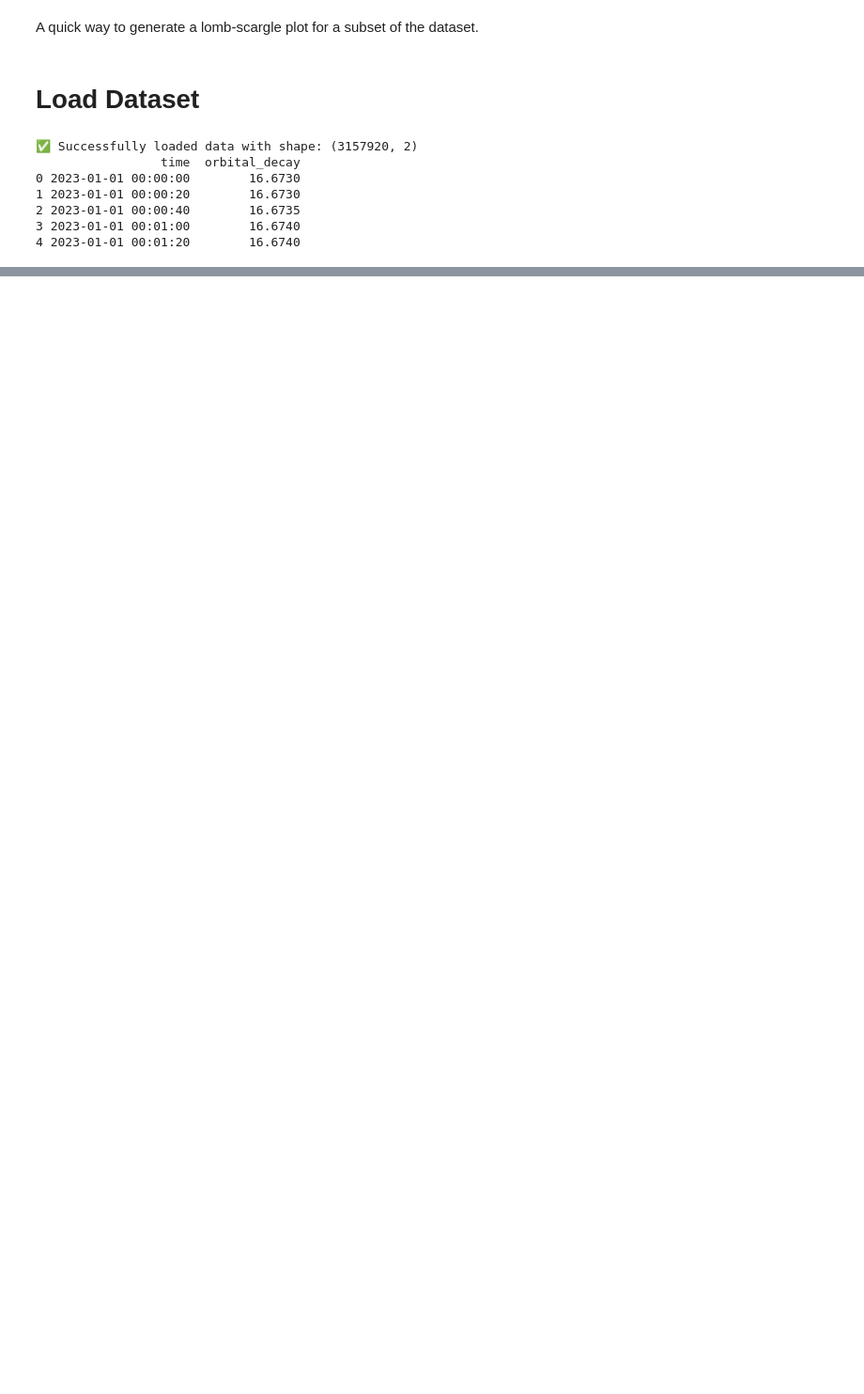
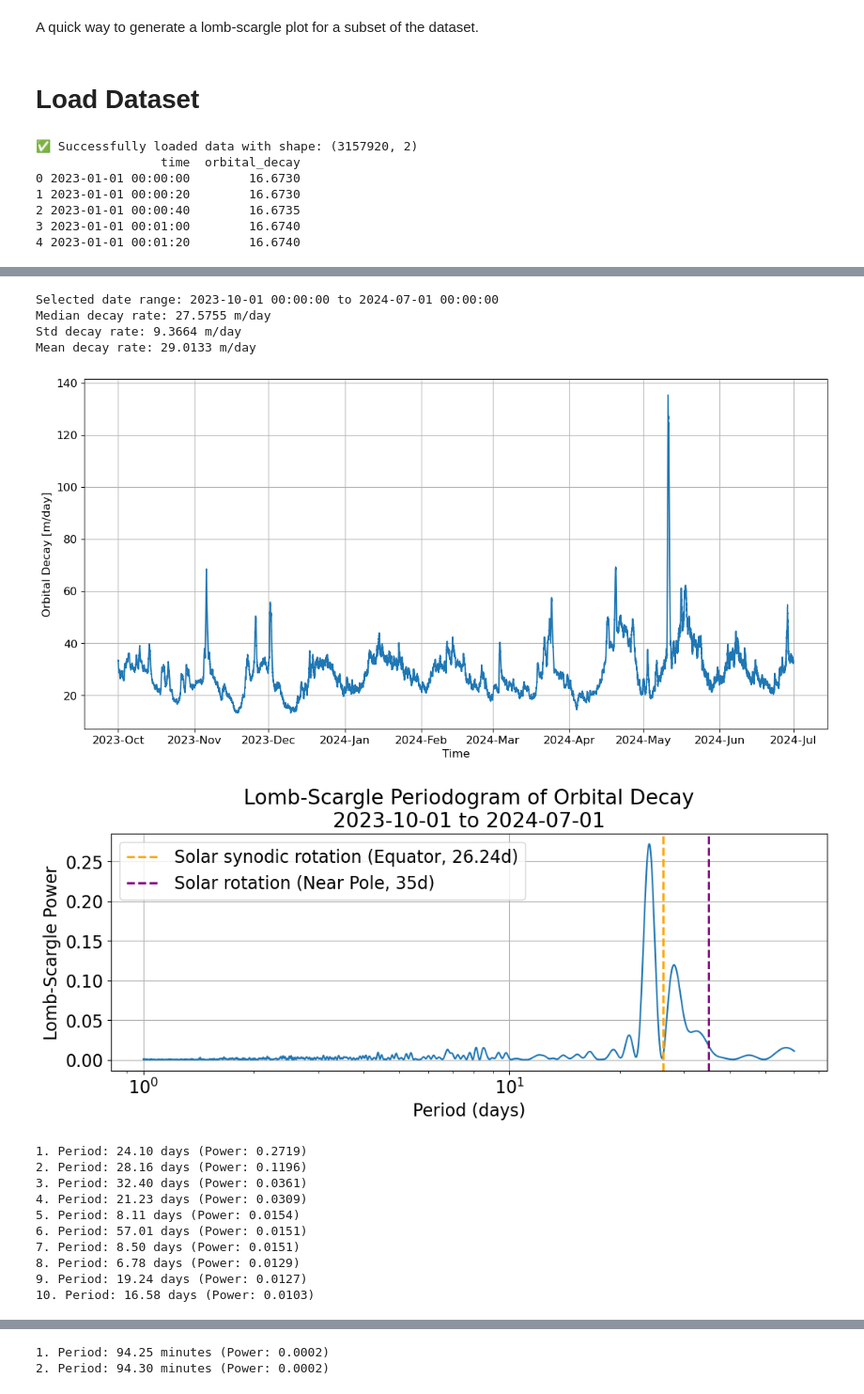
Before and after one commit to David-Student-Bern/MT, a Jupyter notebook: Analysis/Orbital_Decay/Trend_Removal/lombscargle_subset.ipynb, the cells around one changed output, grey strips where cells are left out. Shown at 94% size. Saved outputs shown, nothing was run; the diff lists cells and outputs as text; code cells hidden in the pictures; blank space fills up the shorter version.

```diff
--- a/Analysis/Orbital_Decay/Trend_Removal/lombscargle_subset.ipynb
+++ b/Analysis/Orbital_Decay/Trend_Removal/lombscargle_subset.ipynb
@@ -54,0 +187,52 @@ Strongest period: 22.77 days
+# %%
+# =========================== Input ===================================
+start_date = '2023-10-01 00:00:00'
+end_date = '2024-07-01 00:00:00'
+
+# Add an option for monthly, daily, or hourly ticks
+tick_interval = 'monthly'  # Change to 'monthly', 'daily', or 'hourly'
+tick_step = 1  # Step for the ticks (e.g., every month =1, every 2 months = 2, etc)
+
+subset = GFOC_data.copy()
+subset.set_index('time', inplace=True)
+subset = create_subset2(subset, start_date, end_date, resample_rate='20s')
+print(f"Selected date range: {start_date} to {end_date}")
+print(f"Median decay rate: {subset['orbital_decay'].median():.4f} m/day")
+print(f'Std decay rate: {subset["orbital_decay"].std():.4f} m/day')
+print(f"Mean decay rate: {subset['orbital_decay'].mean():.4f} m/day")
+
+plot_orbital_decay(GFOC_data, None, start_date, end_date, tick_interval, tick_step, FLAGS=False, Lombscargle=False)
+plot_lombscargle_periodogram(GFOC_data, start_date, end_date,
+    min_period=1.0,   # days
+    max_period=60,  # days
+    vlines=True,
+    print_period='days',
+    figsize=(12, 4),
+    font_size=16,
+    show=True
+)
+plot_lombscargle_periodogram(GFOC_data, start_date, end_date,
+    min_period=0.05,   # days
+    max_period=0.07,  # days
+    vlines=False,
+    print_period='minutes',
+    figsize=(10, 5),
+    show=True
+)
+# %% [output]
+Selected date range: 2023-10-01 00:00:00 to 2024-07-01 00:00:00
+Median decay rate: 27.5755 m/day
+Std decay rate: 9.3664 m/day
+Mean decay rate: 29.0133 m/day
+[figure, added]
+[figure, added]
+1. Period: 24.10 days (Power: 0.2719)
+2. Period: 28.16 days (Power: 0.1196)
+3. Period: 32.40 days (Power: 0.0361)
+4. Period: 21.23 days (Power: 0.0309)
+5. Period: 8.11 days (Power: 0.0154)
+6. Period: 57.01 days (Power: 0.0151)
+7. Period: 8.50 days (Power: 0.0151)
+8. Period: 6.78 days (Power: 0.0129)
+9. Period: 19.24 days (Power: 0.0127)
+10. Period: 16.58 days (Power: 0.0103)
@@ -54,0 +240,2 @@ Strongest period: 22.77 days
+1. Period: 94.25 minutes (Power: 0.0002)
+2. Period: 94.30 minutes (Power: 0.0002)
```
Also changed, not shown: parts of 14 cells of this notebook, 4 other files.
